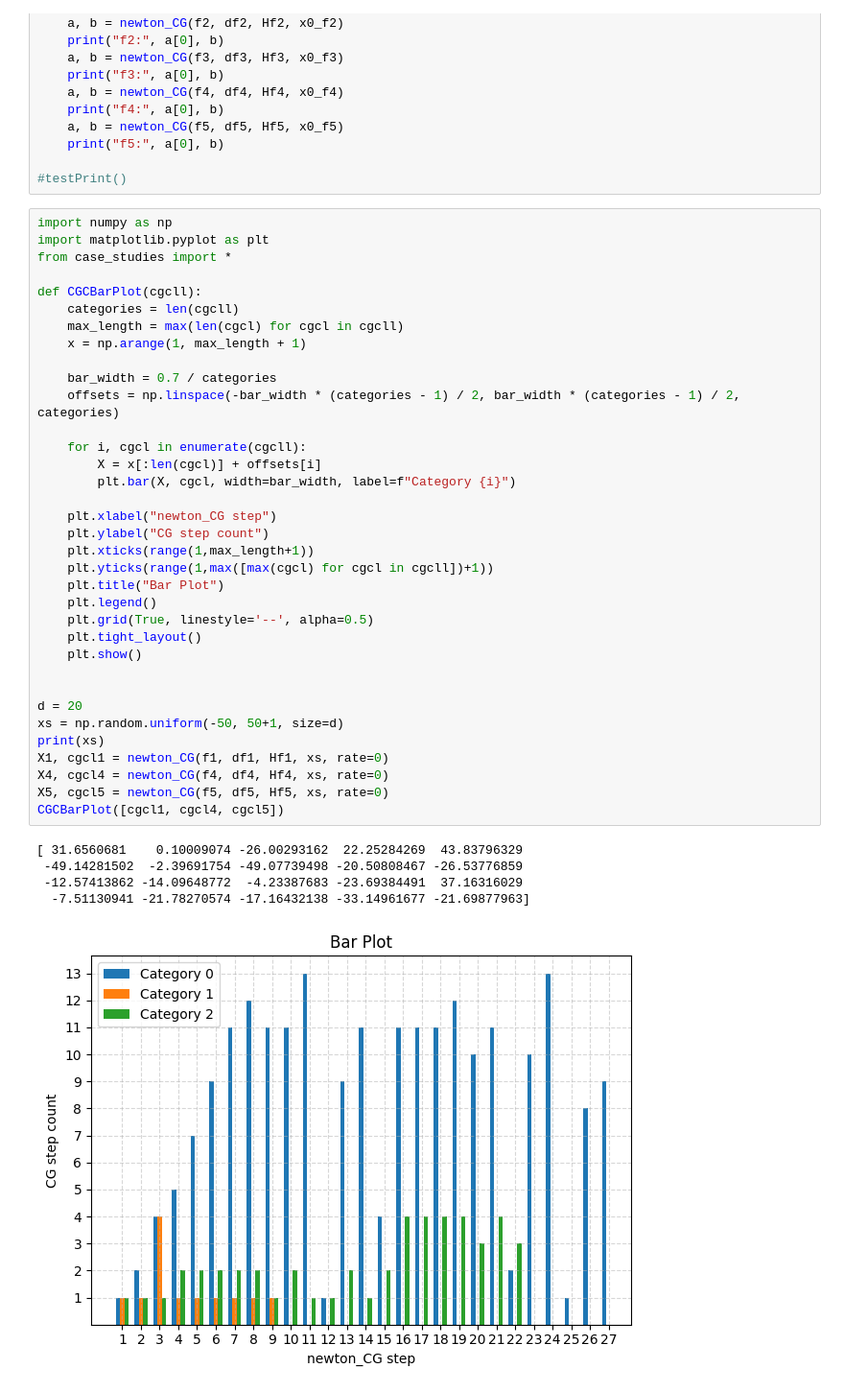
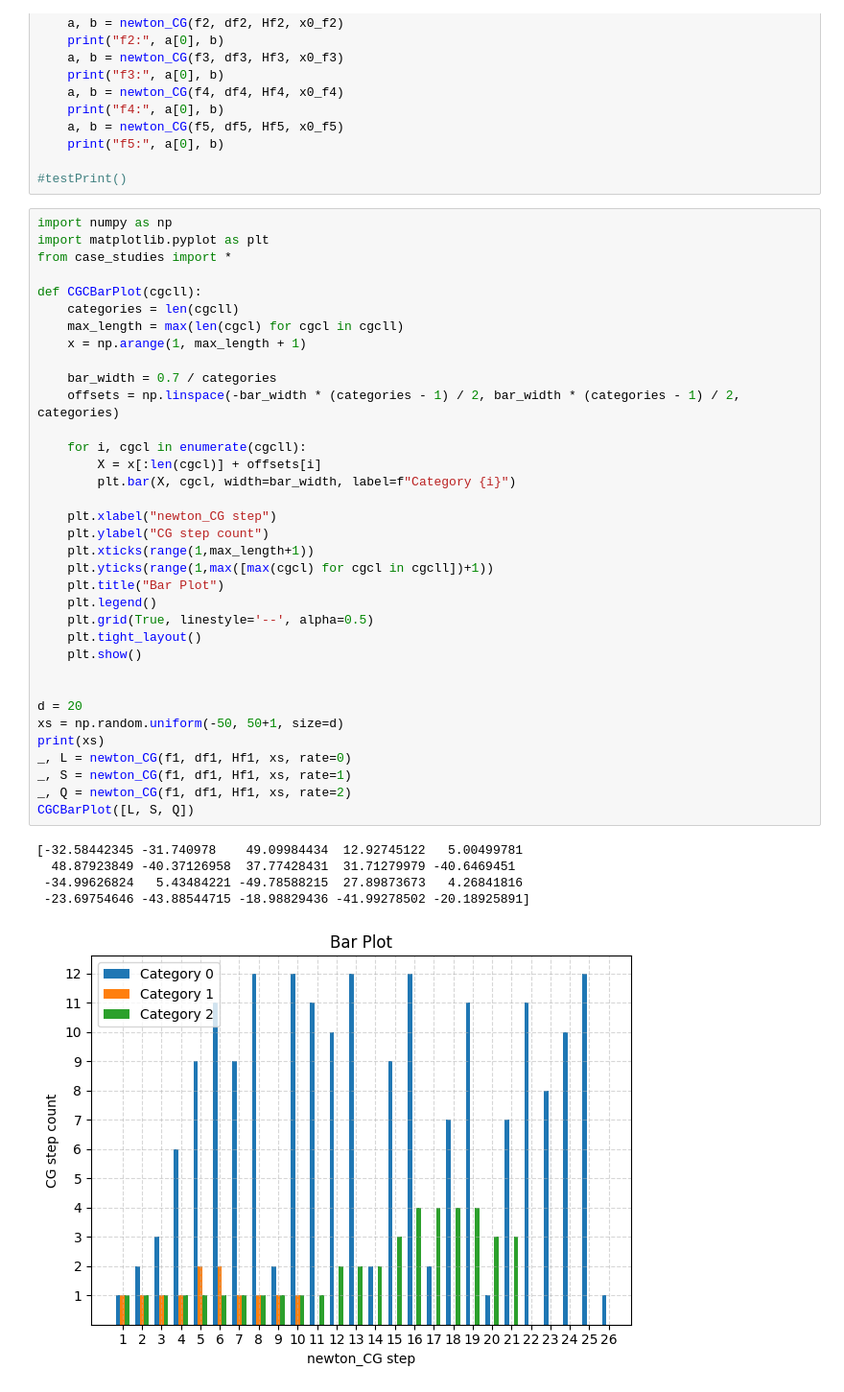
Before and after one commit to mVigholt/NO, a Jupyter notebook: Week 3/Experiments.ipynb, the cells around one changed output. Shown at 96% size. Drawn from its saved outputs; the diff is of its cells as text.

```diff
--- a/Week 3/Experiments.ipynb
+++ b/Week 3/Experiments.ipynb
@@ -149,42 +149,42 @@ import numpy as np
 import matplotlib.pyplot as plt
 from case_studies import *
 
 def CGCBarPlot(cgcll):
     categories = len(cgcll)
     max_length = max(len(cgcl) for cgcl in cgcll)
     x = np.arange(1, max_length + 1)
 
     bar_width = 0.7 / categories
     offsets = np.linspace(-bar_width * (categories - 1) / 2, bar_width * (categories - 1) / 2, categories)
 
     for i, cgcl in enumerate(cgcll):
         X = x[:len(cgcl)] + offsets[i]
         plt.bar(X, cgcl, width=bar_width, label=f"Category {i}")
 
     plt.xlabel("newton_CG step")
     plt.ylabel("CG step count")
     plt.xticks(range(1,max_length+1))
     plt.yticks(range(1,max([max(cgcl) for cgcl in cgcll])+1))
     plt.title("Bar Plot")
     plt.legend()
     plt.grid(True, linestyle='--', alpha=0.5)
     plt.tight_layout()
     plt.show()
 
 
 d = 20
 xs = np.random.uniform(-50, 50+1, size=d)
 print(xs)
-X1, cgcl1 = newton_CG(f1, df1, Hf1, xs, rate=0)
-X4, cgcl4 = newton_CG(f4, df4, Hf4, xs, rate=0)
-X5, cgcl5 = newton_CG(f5, df5, Hf5, xs, rate=0)
-CGCBarPlot([cgcl1, cgcl4, cgcl5])
+_, L = newton_CG(f1, df1, Hf1, xs, rate=0)
+_, S = newton_CG(f1, df1, Hf1, xs, rate=1)
+_, Q = newton_CG(f1, df1, Hf1, xs, rate=2)
+CGCBarPlot([L, S, Q])
 # %% [output]
-[ 31.6560681    0.10009074 -26.00293162  22.25284269  43.83796329
- -49.14281502  -2.39691754 -49.07739498 -20.50808467 -26.53776859
- -12.57413862 -14.09648772  -4.23387683 -23.69384491  37.16316029
-  -7.51130941 -21.78270574 -17.16432138 -33.14961677 -21.69877963]
+[-32.58442345 -31.740978    49.09984434  12.92745122   5.00499781
+  48.87923849 -40.37126958  37.77428431  31.71279979 -40.6469451
+ -34.99626824   5.43484221 -49.78588215  27.89873673   4.26841816
+ -23.69754646 -43.88544715 -18.98829436 -41.99278502 -20.18925891]
-[figure, old version]
+[figure, new version]
 # %%
 def evaluate_and_plot(f, df, Hf, x_0, fname, ax, dim):
     types = ["Linear", "Superlinear", "Quadratic"]
```
Also changed, not shown: parts of 1 cell of this notebook.
